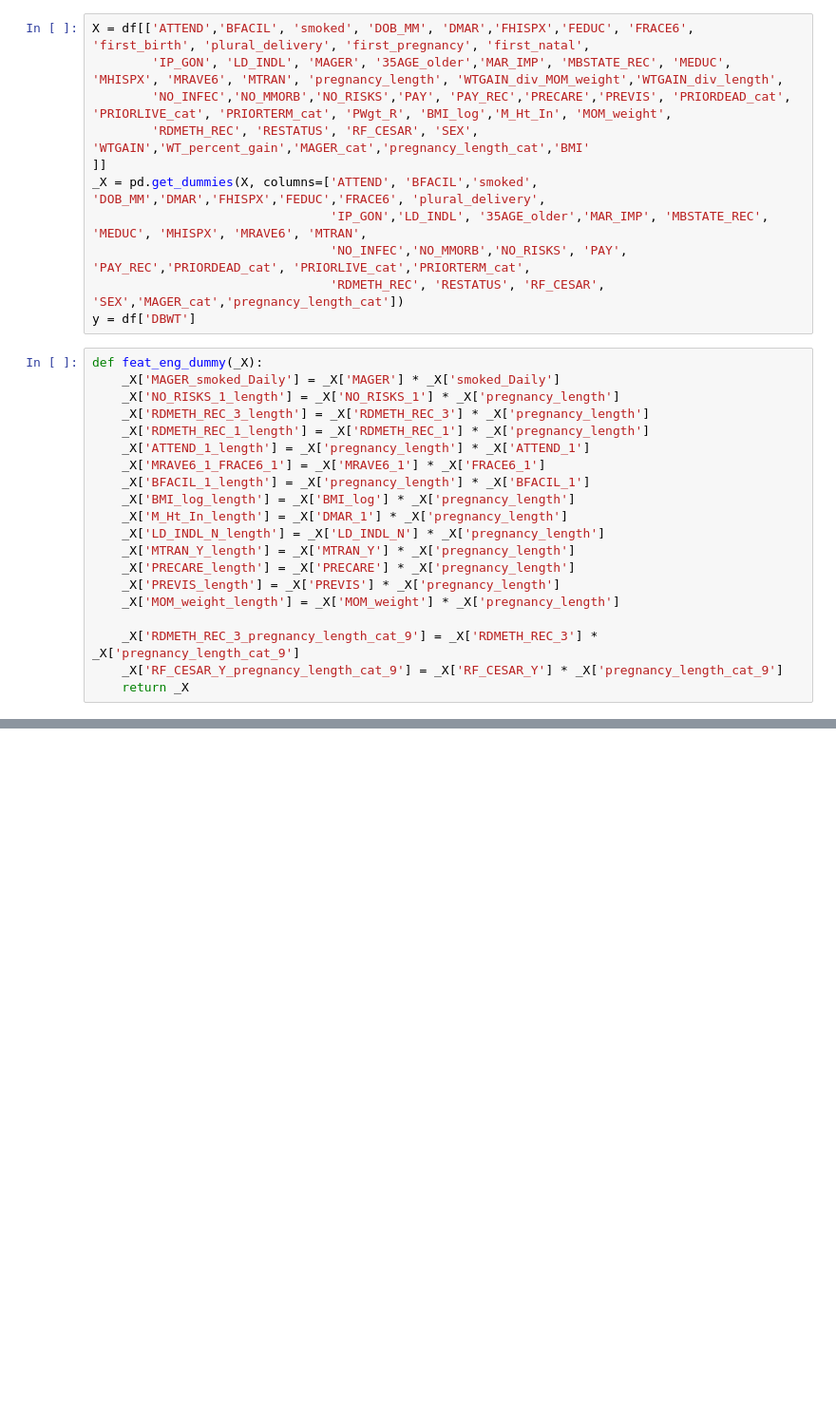
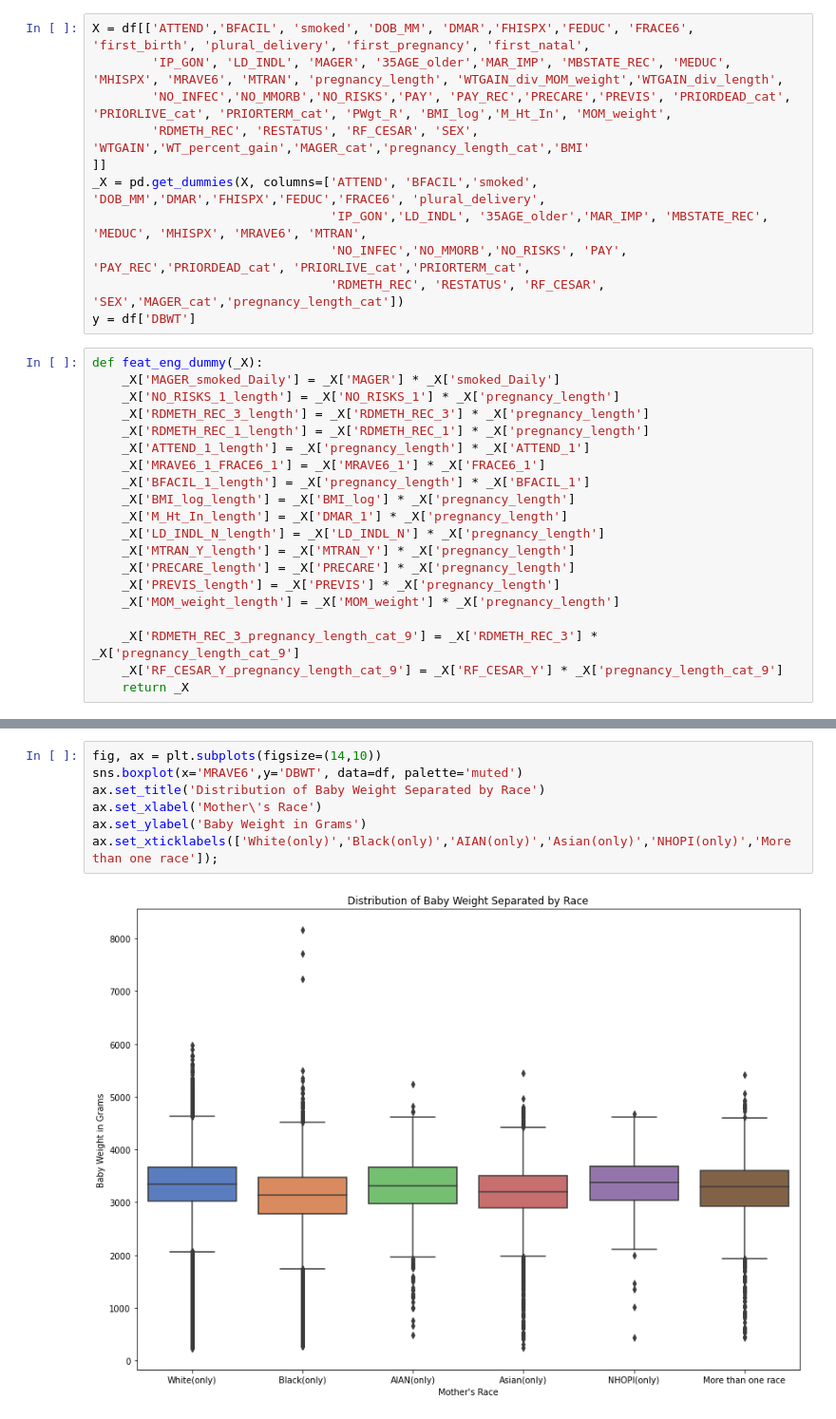
Before and after one commit to albertum1/US_Births_2018, a Jupyter notebook: Final.ipynb, the cells around one changed output, grey strips where cells are left out. Shown at 95% size. Cells and saved outputs as stored; diff of their text form; blank space fills up the shorter version.

```diff
--- a/Final.ipynb
+++ b/Final.ipynb
@@ -170,0 +198,9 @@ _X = feat_eng_dummy(_X)
+# %%
+fig, ax = plt.subplots(figsize=(14,10))
+sns.boxplot(x='MRAVE6',y='DBWT', data=df, palette='muted')
+ax.set_title('Distribution of Baby Weight Separated by Race')
+ax.set_xlabel('Mother\'s Race')
+ax.set_ylabel('Baby Weight in Grams')
+ax.set_xticklabels(['White(only)','Black(only)','AIAN(only)','Asian(only)','NHOPI(only)','More than one race']);
+# %% [output]
+[figure, added]
```
Also changed, not shown: parts of 18 cells of this notebook.
